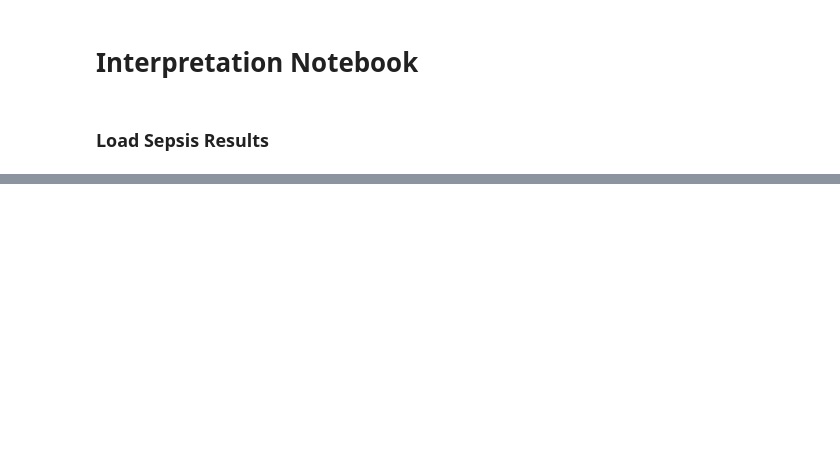
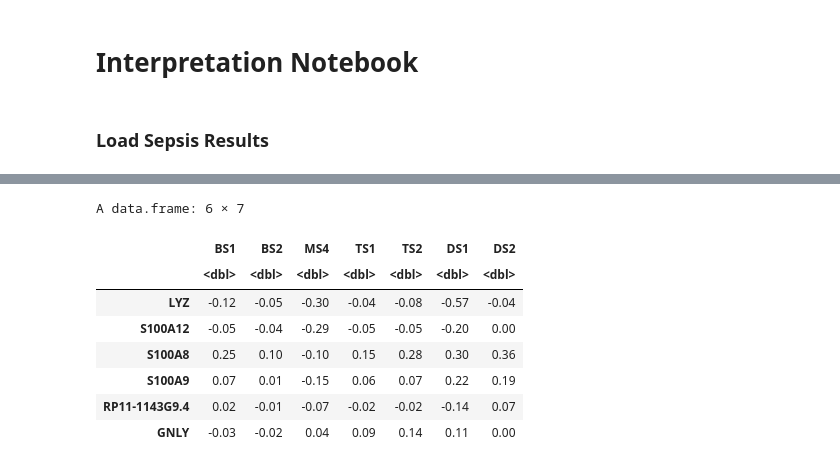
Before and after one commit to immunogenomics/cna-display, a Jupyter notebook: sepsis/interpretation.ipynb, the cells around one changed output, grey strips where cells are left out. Drawn from its saved outputs; the diff is of its cells as text; code cells hidden in the pictures; blank space fills up the shorter version.

```diff
--- a/sepsis/interpretation.ipynb
+++ b/sepsis/interpretation.ipynb
@@ -335,0 +725,16 @@ wilcox_res[i_intermediate_mono_genes,c(1,3,4, 6, 8:10)]
+# %%
+df.x= data.frame(cbind(BS1_depleted_corrs, BS2_depleted_corrs, MS4_depleted_corrs, TS1_depleted_corrs,
+                      TS2_depleted_corrs, DS1_depleted_corrs, DS2_depleted_corrs))
+colnames(df.x) = c("BS1", "BS2", "MS4", "TS1", "TS2", "DS1", "DS2")
+df.y = df.x
+head(df.x)
+# %% [output]
+A data.frame: 6 × 7
+|  | BS1 | BS2 | MS4 | TS1 | TS2 | DS1 | DS2 |
+|  | <dbl> | <dbl> | <dbl> | <dbl> | <dbl> | <dbl> | <dbl> |
+| LYZ | -0.12 | -0.05 | -0.30 | -0.04 | -0.08 | -0.57 | -0.04 |
+| S100A12 | -0.05 | -0.04 | -0.29 | -0.05 | -0.05 | -0.20 | 0.00 |
+| S100A8 | 0.25 | 0.10 | -0.10 | 0.15 | 0.28 | 0.30 | 0.36 |
+| S100A9 | 0.07 | 0.01 | -0.15 | 0.06 | 0.07 | 0.22 | 0.19 |
+| RP11-1143G9.4 | 0.02 | -0.01 | -0.07 | -0.02 | -0.02 | -0.14 | 0.07 |
+| GNLY | -0.03 | -0.02 | 0.04 | 0.09 | 0.14 | 0.11 | 0.00 |
```
Also changed, not shown: parts of 90 cells of this notebook, 2 other files.
